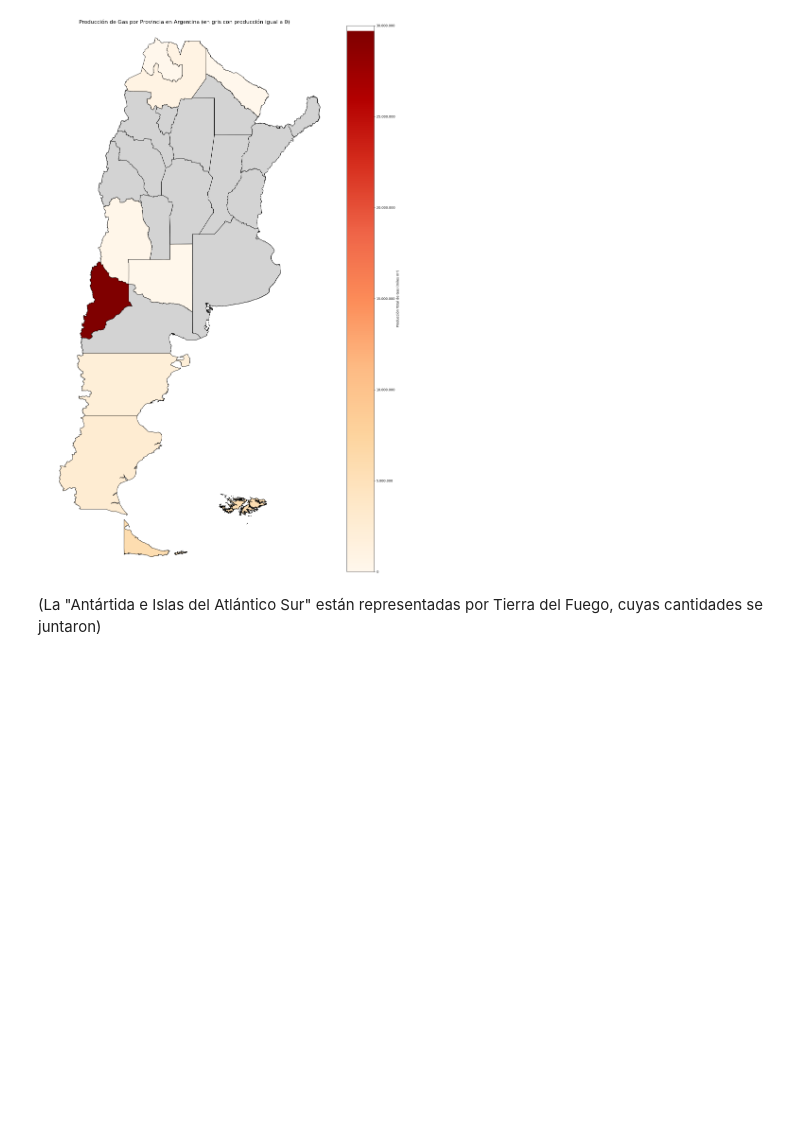
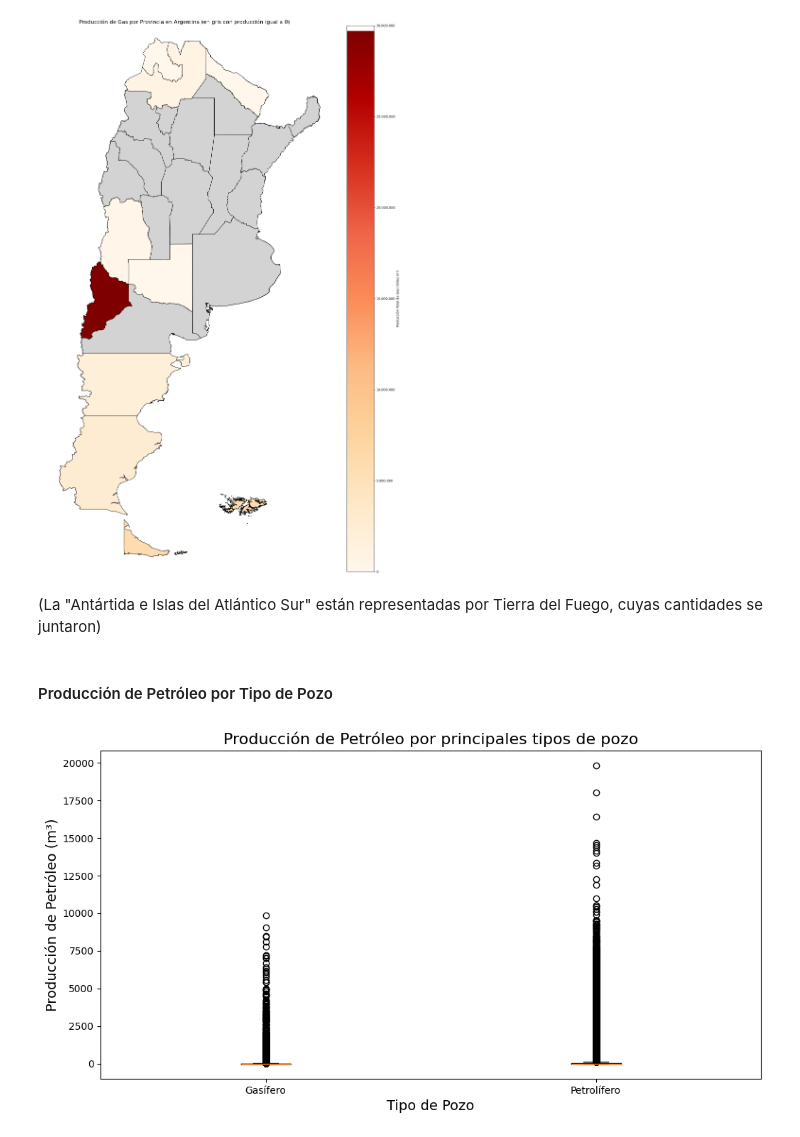
Before and after one commit to Nicopiwi/tps-calidad-de-datos, a Jupyter notebook: tp2/puntoD.ipynb, the cells around one changed output. Drawn from its saved outputs; the diff is of its cells as text; code cells hidden in the pictures; blank space fills up the shorter version.

Commit message:
boxplots y más gráficos

```diff
--- a/tp2/puntoD.ipynb
+++ b/tp2/puntoD.ipynb
@@ -599,3 +589,26 @@ plt.show()
 [figure]
 # %% [markdown]
 (La "Antártida e Islas del Atlántico Sur" están representadas por Tierra del Fuego, cuyas cantidades se juntaron)
+# %% [markdown]
+#### Producción de Petróleo por Tipo de Pozo
+# %%
+import pandas as pd
+import matplotlib.pyplot as plt
+
+df_pozos_convencional_2024_filtrado = df_pozos_convencional_2024[df_pozos_convencional_2024['tipopozo'].isin(['Gasífero', 'Petrolífero'])]
+df_pozos_noconvencional_2024_filtrado = df_pozos_noconvencional_2024[df_pozos_noconvencional_2024['tipopozo'].isin(['Gasífero', 'Petrolífero'])]
+
+plt.figure(figsize=(12, 6))
+plt.boxplot([df_pozos_convencional_2024_filtrado[df_pozos_convencional_2024_filtrado['tipopozo'] == tipo]['prod_pet'].tolist() +
+             df_pozos_noconvencional_2024_filtrado[df_pozos_noconvencional_2024_filtrado['tipopozo'] == tipo]['prod_pet'].tolist()
+             for tipo in ['Gasífero', 'Petrolífero']], labels=['Gasífero', 'Petrolífero'])
+
+# Configurar título y etiquetas
+plt.title('Producción de Petróleo por principales tipos de pozo', fontsize=16)
+plt.xlabel('Tipo de Pozo', fontsize=14)
+plt.ylabel('Producción de Petróleo (m³)', fontsize=14)
+
+# Mostrar el gráfico
+plt.show()
+# %% [output]
+[figure, added]
```
Also changed, not shown: parts of 10 cells of this notebook.
